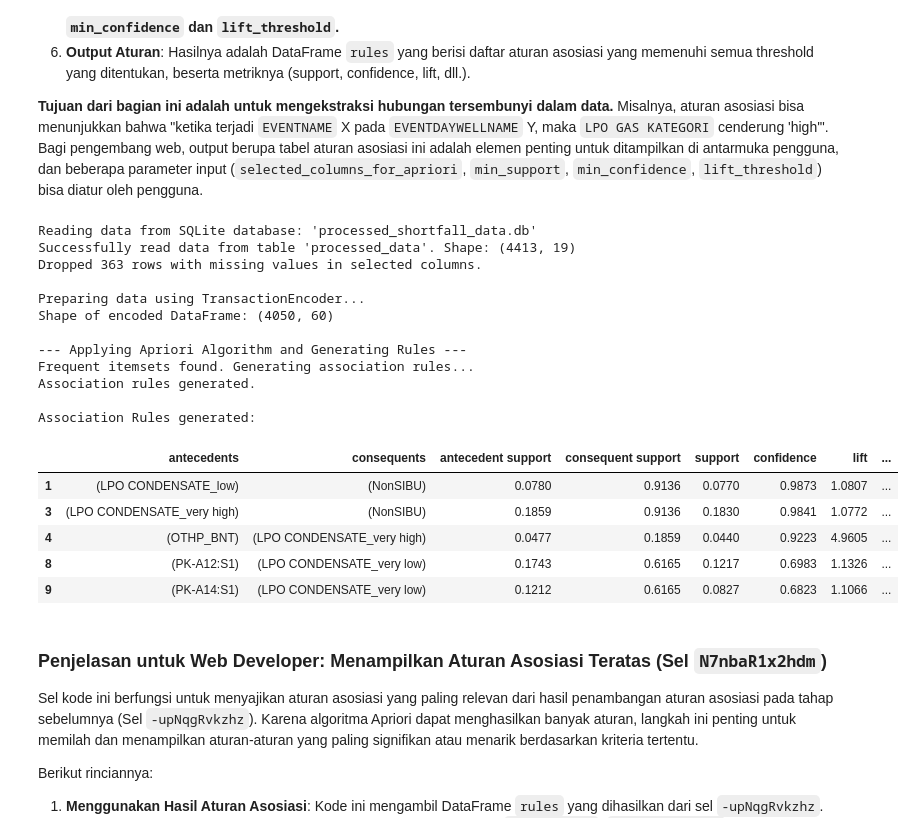
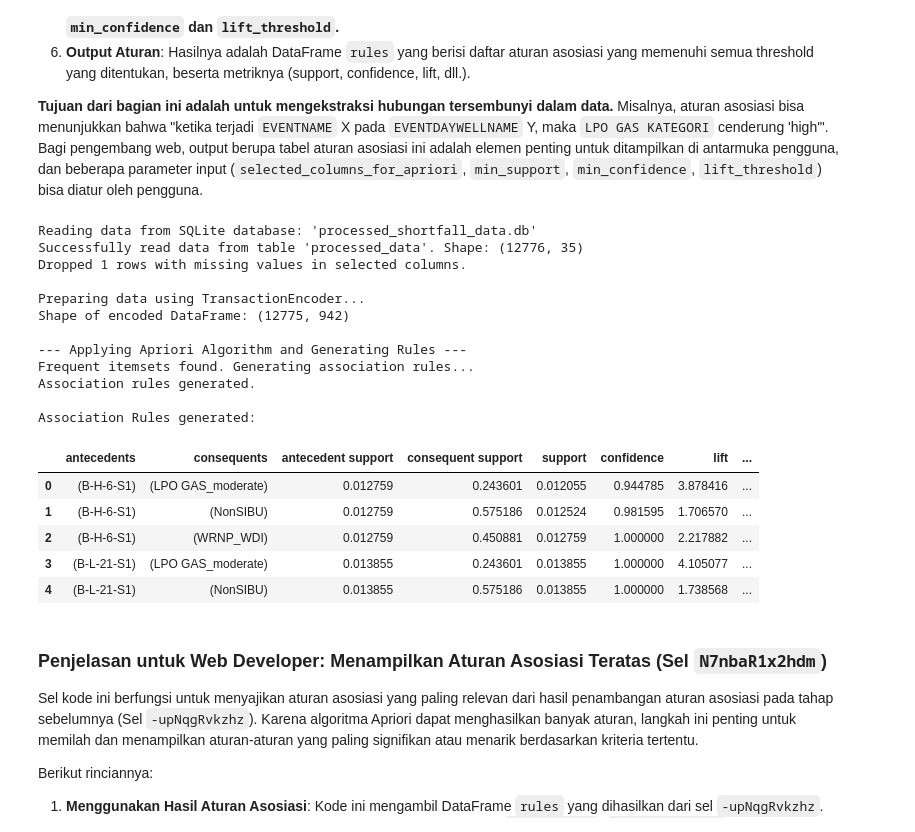
Before and after one commit to ridoya09/Proyek-Analisis-Data, a Jupyter notebook: Apriori/Engine_Apriori_LPO.ipynb, the cells around one changed output. Cells and saved outputs as stored; diff of their text form; code cells hidden in the pictures.

```diff
--- a/Apriori/Engine_Apriori_LPO.ipynb
+++ b/Apriori/Engine_Apriori_LPO.ipynb
@@ -949,45 +1201,46 @@ else:
     else:
         # Define the columns to select for Apriori analysis
         # This list will need to be determined or provided by the user/UI in a web app
-        selected_columns_for_apriori = ['EVENTDAYWELLNAME', 'LPO COND KATEGORI','EVENTNAME','SIBU/NonSIBU']
+        # UPDATE: Use the simplified column names that are in the processed DataFrame
+        selected_columns_for_apriori = ['well_name', 'gas_category','event_name','region'] # Updated to simplified names
 
         # Define Apriori parameters
         min_support_value = 0.01
         min_confidence_value = 0.5
         lift_threshold_value = 1
 
         # Call the function to find association rules, passing the SQLite database path
         rules = find_association_rules(processed_sqlite_path, selected_columns_for_apriori, min_support_value, min_confidence_value, lift_threshold_value)
 
         # Optional: Display head of the rules DataFrame after the function call
         if not rules.empty:
             print("\nAssociation Rules generated:")
             display(rules.head())
 
         else:
             # Message about empty rules is handled inside the function
             pass # No need for extra print here unless rules is empty for unhandled reason
 
 # Note: rules DataFrame is now available in the global scope after the function call
 # %% [output]
 Reading data from SQLite database: 'processed_shortfall_data.db'
-Successfully read data from table 'processed_data'. Shape: (4413, 19)
-Dropped 363 rows with missing values in selected columns.
+Successfully read data from table 'processed_data'. Shape: (12776, 35)
+Dropped 1 rows with missing values in selected columns.
 
 Preparing data using TransactionEncoder...
-Shape of encoded DataFrame: (4050, 60)
+Shape of encoded DataFrame: (12775, 942)
 
 --- Applying Apriori Algorithm and Generating Rules ---
 Frequent itemsets found. Generating association rules...
 Association rules generated.
 
 Association Rules generated:
 |  | antecedents | consequents | antecedent support | consequent support | support | confidence | lift | ... |
-| 1 | (LPO CONDENSATE_low) | (NonSIBU) | 0.0780 | 0.9136 | 0.0770 | 0.9873 | 1.0807 | ... |
-| 3 | (LPO CONDENSATE_very high) | (NonSIBU) | 0.1859 | 0.9136 | 0.1830 | 0.9841 | 1.0772 | ... |
-| 4 | (OTHP_BNT) | (LPO CONDENSATE_very high) | 0.0477 | 0.1859 | 0.0440 | 0.9223 | 4.9605 | ... |
-| 8 | (PK-A12:S1) | (LPO CONDENSATE_very low) | 0.1743 | 0.6165 | 0.1217 | 0.6983 | 1.1326 | ... |
-| 9 | (PK-A14:S1) | (LPO CONDENSATE_very low) | 0.1212 | 0.6165 | 0.0827 | 0.6823 | 1.1066 | ... |
+| 0 | (B-H-6-S1) | (LPO GAS_moderate) | 0.012759 | 0.243601 | 0.012055 | 0.944785 | 3.878416 | ... |
+| 1 | (B-H-6-S1) | (NonSIBU) | 0.012759 | 0.575186 | 0.012524 | 0.981595 | 1.706570 | ... |
+| 2 | (B-H-6-S1) | (WRNP_WDI) | 0.012759 | 0.450881 | 0.012759 | 1.000000 | 2.217882 | ... |
+| 3 | (B-L-21-S1) | (LPO GAS_moderate) | 0.013855 | 0.243601 | 0.013855 | 1.000000 | 4.105077 | ... |
+| 4 | (B-L-21-S1) | (NonSIBU) | 0.013855 | 0.575186 | 0.013855 | 1.000000 | 1.738568 | ... |
 # %% [markdown]
 ### Penjelasan untuk Web Developer: Menampilkan Aturan Asosiasi Teratas (Sel `N7nbaR1x2hdm`)
 
```
Also changed, not shown: parts of 7 cells of this notebook.
